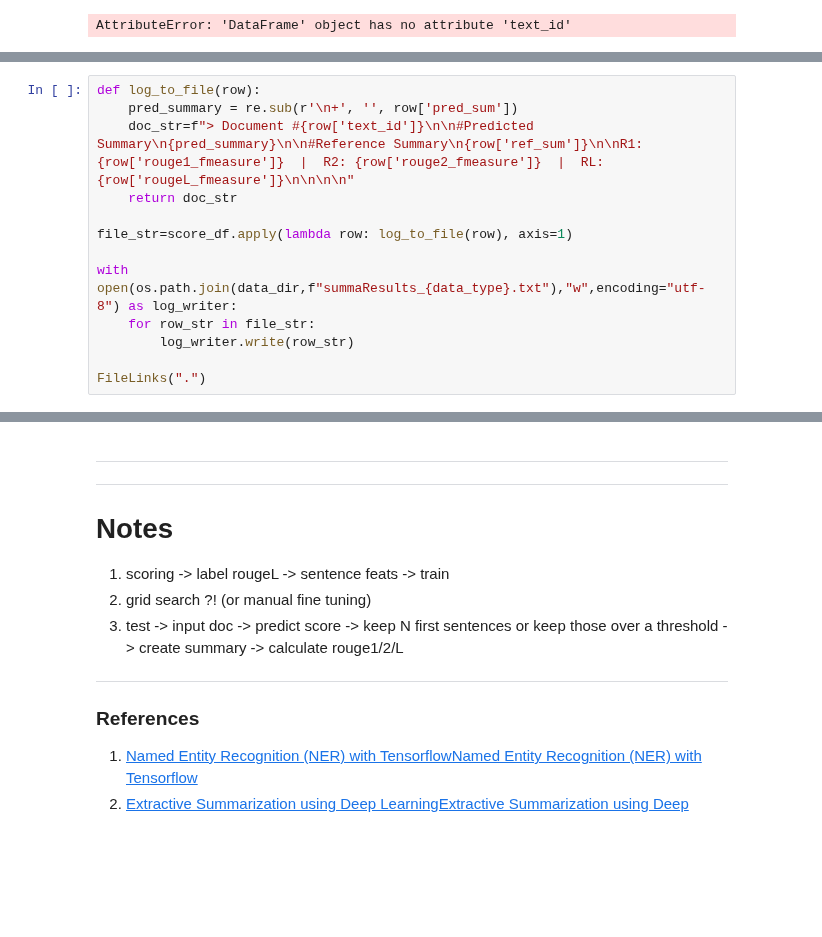
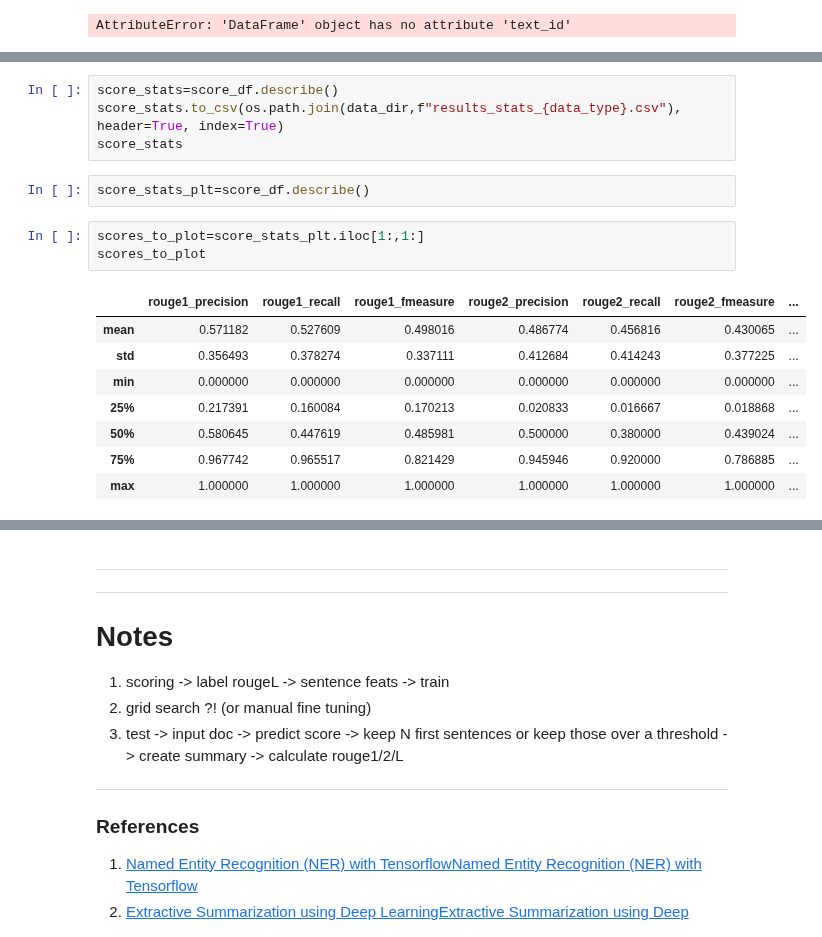
Before and after one commit to theatina/Extractive_Summarizer, a Jupyter notebook: m915-extrasummarizer.ipynb, the cells around one changed output, grey strips where cells are left out. Drawn from its saved outputs; the diff is of its cells as text; blank space fills up the shorter version.

```diff
--- a/m915-extrasummarizer.ipynb
+++ b/m915-extrasummarizer.ipynb
@@ -1045,13 +1047,18 @@ del score_df["rougeL"]
-# %%
-def log_to_file(row):
-    pred_summary = re.sub(r'\n+', '', row['pred_sum'])
-    doc_str=f"> Document #{row['text_id']}\n\n#Predicted Summary\n{pred_summary}\n\n#Reference Summary\n{row['ref_sum']}\n\nR1: {row['rouge1_fmeasure']}  |  R2: {row['rouge2_fmeasure']}  |  RL:  {row['rougeL_fmeasure']}\n\n\n\n"
-    return doc_str
-
-file_str=score_df.apply(lambda row: log_to_file(row), axis=1)
-
-with open(os.path.join(data_dir,f"summaResults_{data_type}.txt"),"w",encoding="utf-8") as log_writer:
-    for row_str in file_str:
-        log_writer.write(row_str)
-
-FileLinks(".")
+# %%
+score_stats=score_df.describe()
+score_stats.to_csv(os.path.join(data_dir,f"results_stats_{data_type}.csv"), header=True, index=True)
+score_stats
+# %%
+score_stats_plt=score_df.describe()
+# %%
+scores_to_plot=score_stats_plt.iloc[1:,1:]
+scores_to_plot
+# %% [output]
+|  | rouge1_precision | rouge1_recall | rouge1_fmeasure | rouge2_precision | rouge2_recall | rouge2_fmeasure | ... |
+| mean | 0.571182 | 0.527609 | 0.498016 | 0.486774 | 0.456816 | 0.430065 | ... |
+| std | 0.356493 | 0.378274 | 0.337111 | 0.412684 | 0.414243 | 0.377225 | ... |
+| min | 0.000000 | 0.000000 | 0.000000 | 0.000000 | 0.000000 | 0.000000 | ... |
+| 25% | 0.217391 | 0.160084 | 0.170213 | 0.020833 | 0.016667 | 0.018868 | ... |
+| 50% | 0.580645 | 0.447619 | 0.485981 | 0.500000 | 0.380000 | 0.439024 | ... |
+| 75% | 0.967742 | 0.965517 | 0.821429 | 0.945946 | 0.920000 | 0.786885 | ... |
+| max | 1.000000 | 1.000000 | 1.000000 | 1.000000 | 1.000000 | 1.000000 | ... |
```
Also changed, not shown: parts of 15 cells of this notebook.
